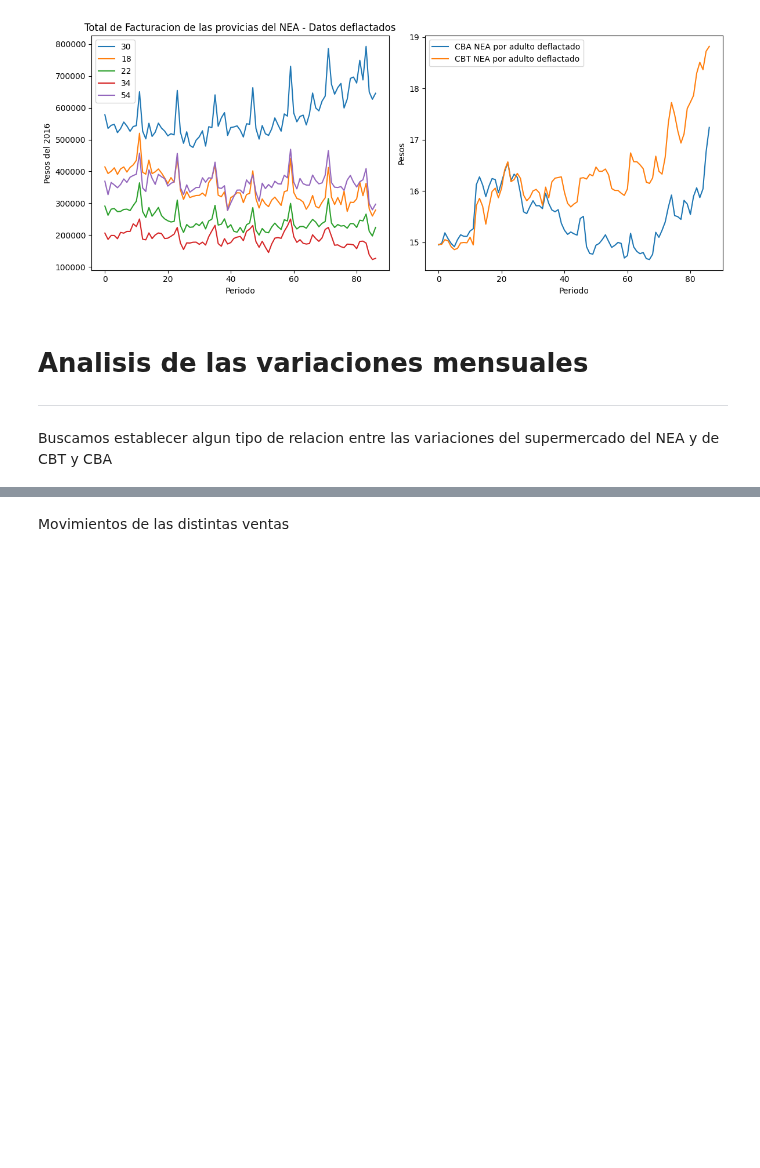
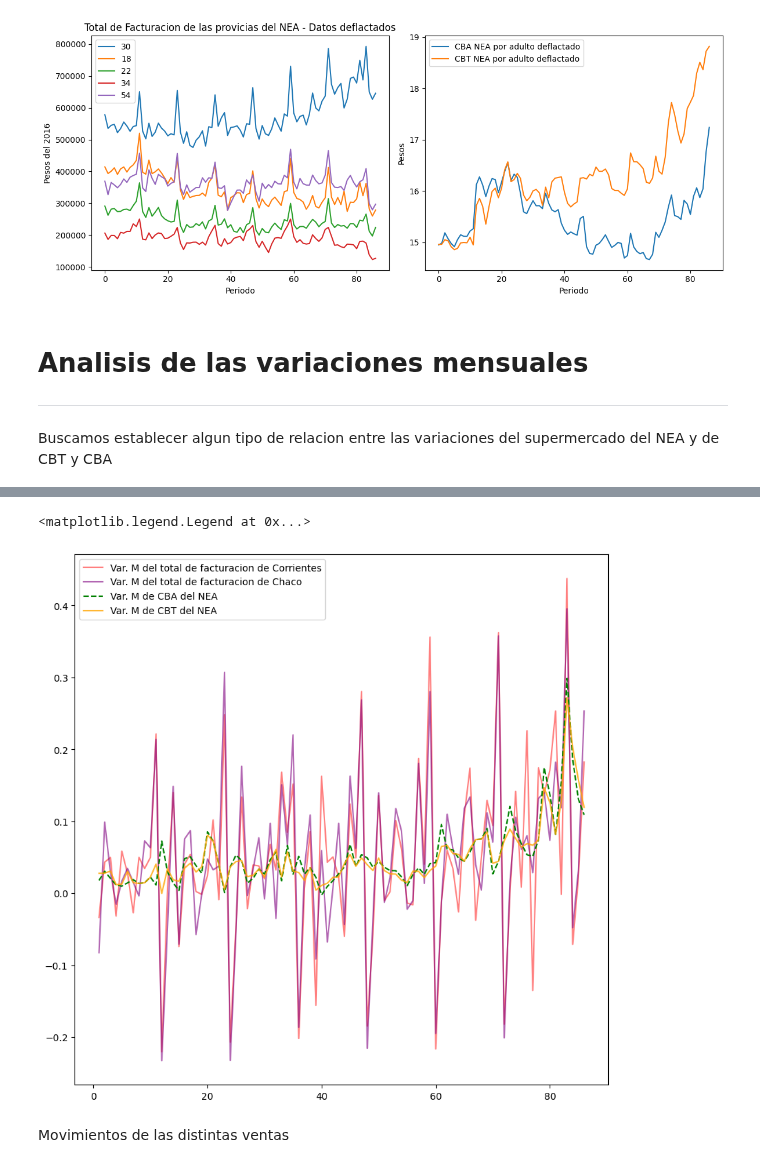
Before and after one commit to IPECD-AreaDatos/scrapingTrabajo, a Jupyter notebook: notebooks_cdd/supermercado_deflactado.ipynb, the cells around one changed output, grey strips where cells are left out. Cells and saved outputs as stored; diff of their text form; code cells hidden in the pictures; blank space fills up the shorter version.

```diff
--- a/notebooks_cdd/supermercado_deflactado.ipynb
+++ b/notebooks_cdd/supermercado_deflactado.ipynb
@@ -221,3 +240,14 @@ plt.show()
+# %%
+plt.figure(figsize=(10,10))
+plt.plot(variaciones['vm_corrientes'],color = "r",label = "Var. M del total de facturacion de Corrientes",alpha = 0.5)
+plt.plot(variaciones['vm_chaco'],color = "purple",label = "Var. M del total de facturacion de Chaco",alpha = 0.6)
+
+plt.plot(variaciones['vm_cba_nea'],linestyle='--',color = "green",label = "Var. M de CBA del NEA")
+plt.plot(variaciones['vm_cbt_nea'],linestyle = "-", color = "orange", alpha = 0.8,label = "Var. M de CBT del NEA")
+plt.legend()
+# %% [output]
+<matplotlib.legend.Legend at 0x...>
+[figure, added]
 # %% [markdown]
 Movimientos de las distintas ventas
 # %%
```
Also changed, not shown: parts of 4 cells of this notebook, 1 other file.
